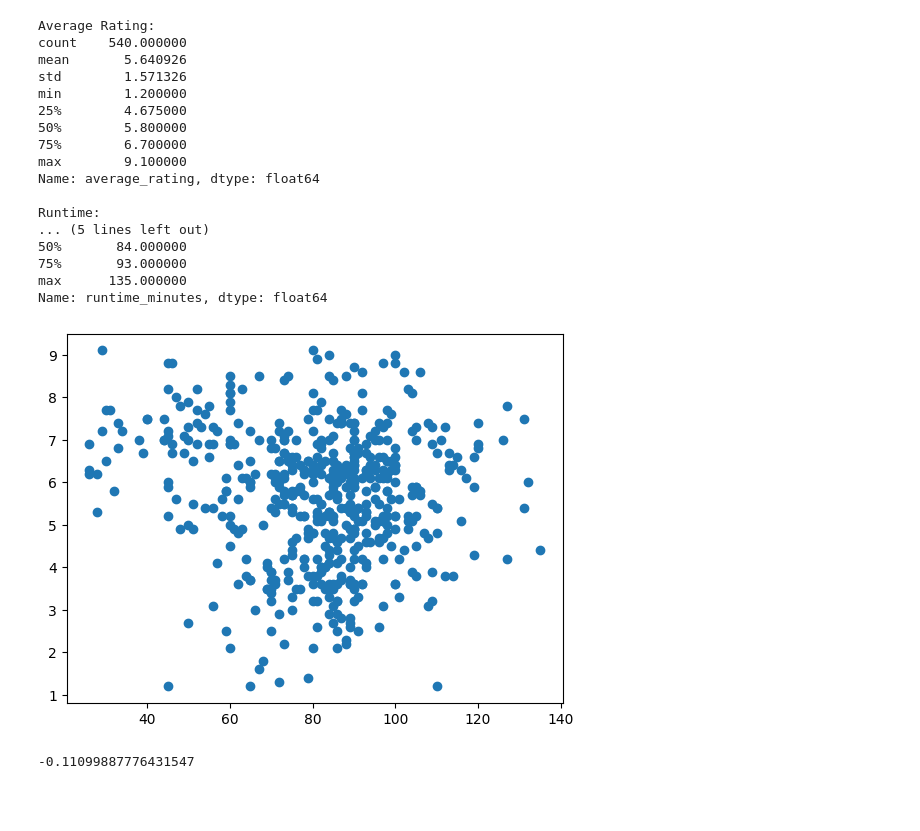
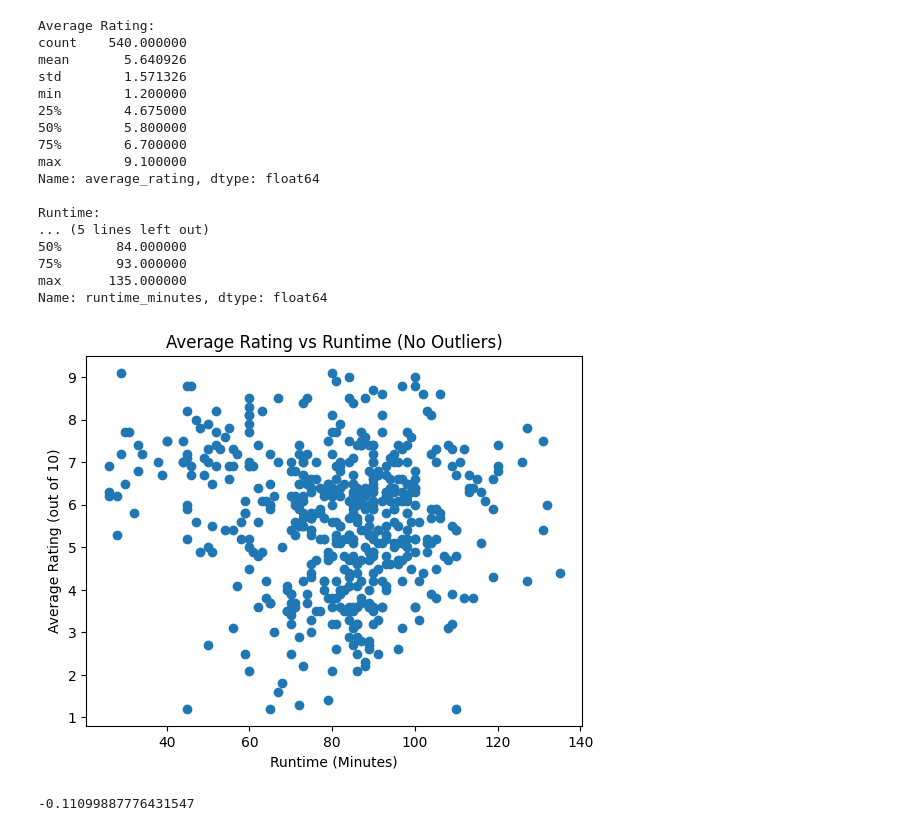
Before and after one commit to rhaums9/Data-Portfolio, a Jupyter notebook: 20241030_Monster_Movies.ipynb, the cells around one changed output. Drawn from its saved outputs; the diff is of its cells as text; code cells hidden in the pictures; blank space fills up the shorter version.

```diff
--- a/20241030_Monster_Movies.ipynb
+++ b/20241030_Monster_Movies.ipynb
@@ -132,11 +135,14 @@ Runtime:
 75%       93.000000
 max      135.000000
 Name: runtime_minutes, dtype: float64
-# %%
-plt.scatter(runtime_minutes,avgRating)
-plt.show()
-# %% [output]
-[figure, removed]
+# %%
+plt.scatter(runtime_minutes,avgRating)
+plt.title("Average Rating vs Runtime (No Outliers)")
+plt.xlabel("Runtime (Minutes)")
+plt.ylabel("Average Rating (out of 10)")
+plt.show()
+# %% [output]
+[figure, added]
 # %%
 print(avgRating.corr(runtime_minutes))
 # %% [output]
```
Also changed, not shown: parts of 2 cells of this notebook.
